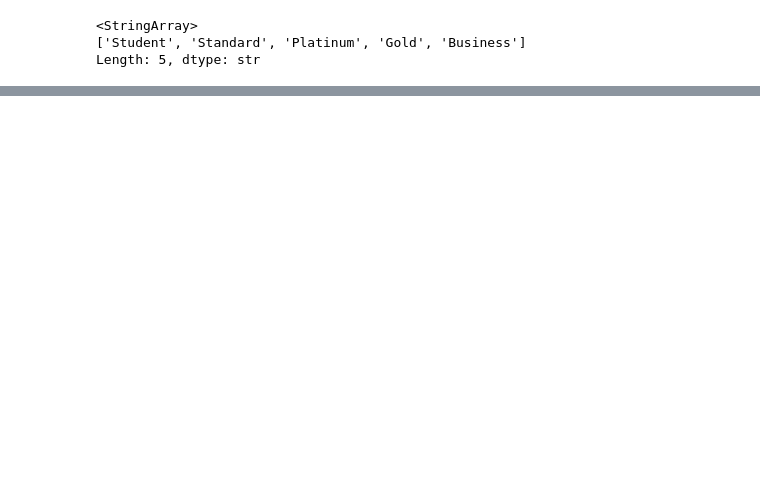
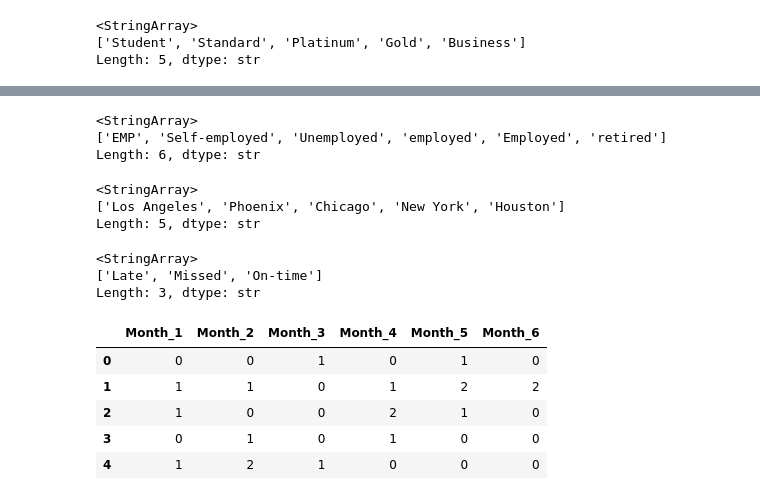
Before and after one commit to shubham15400/TATA_GENAI_DATA_ANALYSIS, a Jupyter notebook: Task_1/EDA_TASK_1.ipynb, the cells around one changed output, grey strips where cells are left out. Drawn from its saved outputs; the diff is of its cells as text; code cells hidden in the pictures; blank space fills up the shorter version.

Commit message:
Data_encoding

```diff
--- a/Task_1/EDA_TASK_1.ipynb
+++ b/Task_1/EDA_TASK_1.ipynb
@@ -91,0 +104,3 @@ Length: 5, dtype: str
+# %%
+credit_encoded_data = pd.get_dummies(data, columns=['Credit_Card_Type'], dtype = int)
+credit_encoded_data.info()
@@ -91,0 +135,39 @@ Length: 5, dtype: str
+# %%
+credit_encoded_data['Employment_Status'].unique()
+# %% [output]
+<StringArray>
+['EMP', 'Self-employed', 'Unemployed', 'employed', 'Employed', 'retired']
+Length: 6, dtype: str
+# %%
+credit_encoded_data['Location'].unique()
+# %% [output]
+<StringArray>
+['Los Angeles', 'Phoenix', 'Chicago', 'New York', 'Houston']
+Length: 5, dtype: str
+# %%
+credit_encoded_data['Month_2'].unique()
+# %% [output]
+<StringArray>
+['Late', 'Missed', 'On-time']
+Length: 3, dtype: str
+# %%
+month_map = {
+    'Late' : 0,
+    'Missed' : 1,
+    'On-time' : 2
+}
+credit_encoded_data['Month_1'] = credit_encoded_data['Month_1'].map(month_map)
+credit_encoded_data['Month_2'] = credit_encoded_data['Month_2'].map(month_map)
+credit_encoded_data['Month_3'] = credit_encoded_data['Month_3'].map(month_map)
+credit_encoded_data['Month_4'] = credit_encoded_data['Month_4'].map(month_map)
+credit_encoded_data['Month_5'] = credit_encoded_data['Month_5'].map(month_map)
+credit_encoded_data['Month_6'] = credit_encoded_data['Month_6'].map(month_map)
+# %%
+credit_encoded_data[['Month_1', 'Month_2', 'Month_3', 'Month_4', 'Month_5', 'Month_6']].head()
+# %% [output]
+|  | Month_1 | Month_2 | Month_3 | Month_4 | Month_5 | Month_6 |
+| 0 | 0 | 0 | 1 | 0 | 1 | 0 |
+| 1 | 1 | 1 | 0 | 1 | 2 | 2 |
+| 2 | 1 | 0 | 0 | 2 | 1 | 0 |
+| 3 | 0 | 1 | 0 | 1 | 0 | 0 |
+| 4 | 1 | 2 | 1 | 0 | 0 | 0 |
```
Also changed, not shown: parts of 9 cells of this notebook.
